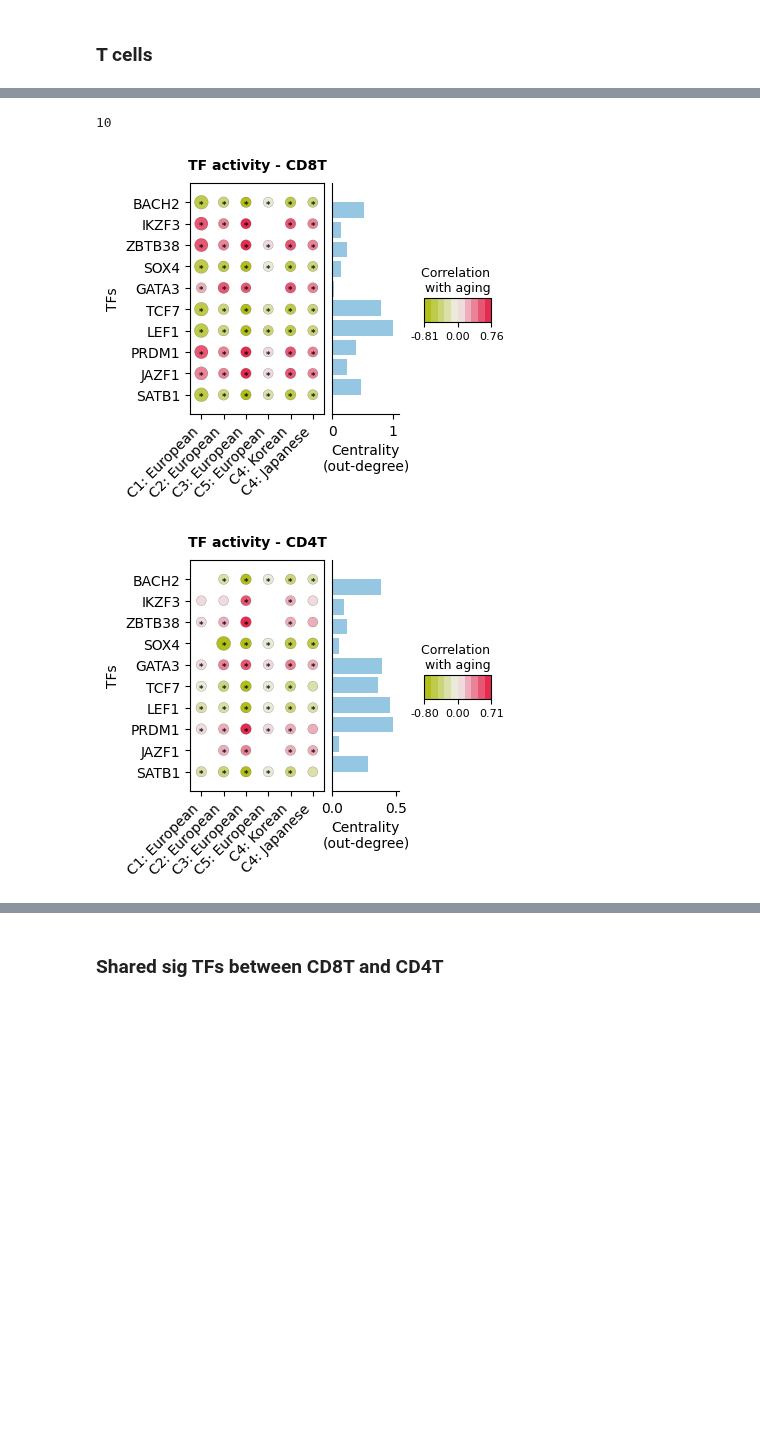
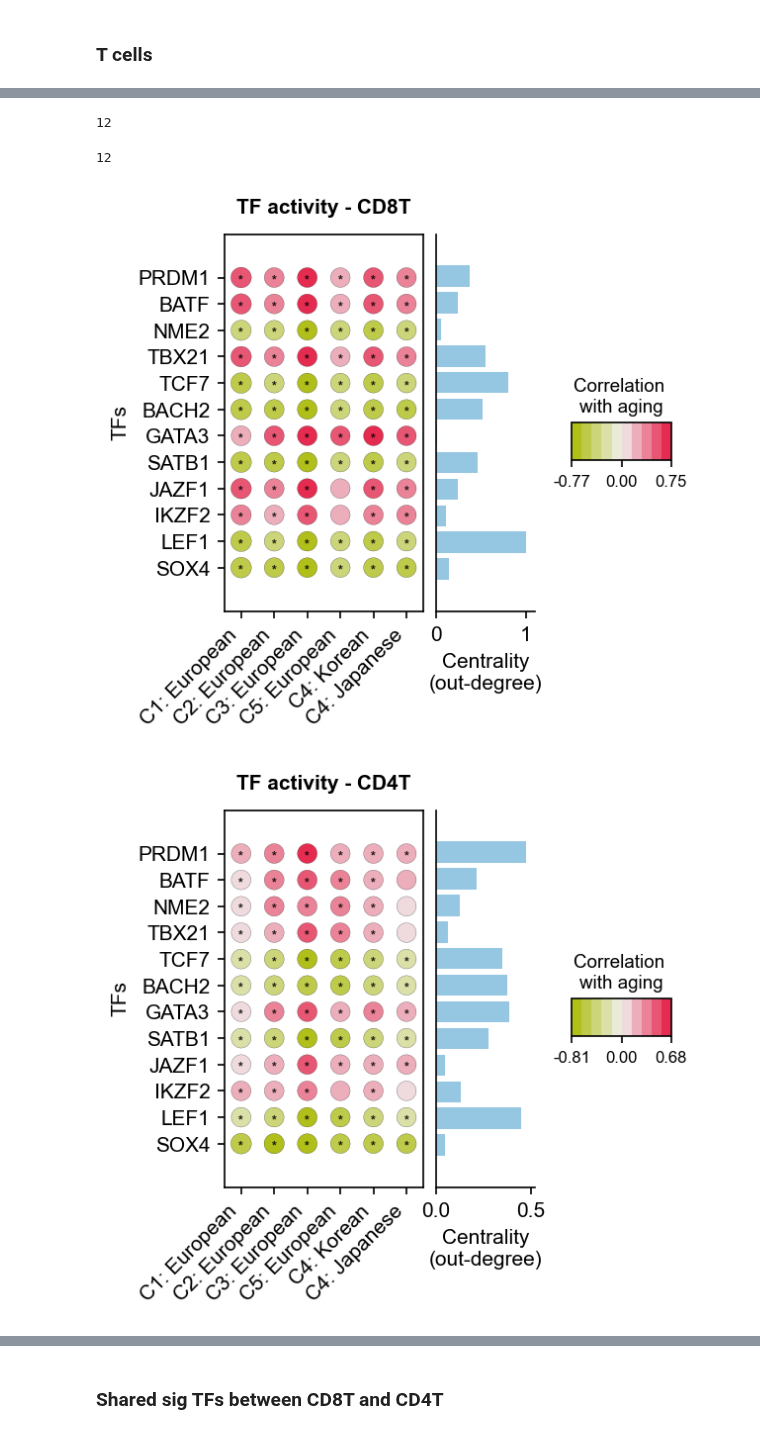
Before and after one commit to janursa/HIRA, a Jupyter notebook: notebooks/tf_activity.ipynb, the cells around one changed output, grey strips where cells are left out. Drawn from its saved outputs; the diff is of its cells as text; code cells hidden in the pictures; blank space fills up the shorter version.

```diff
--- a/notebooks/tf_activity.ipynb
+++ b/notebooks/tf_activity.ipynb
@@ -190,7 +138,0 @@ nets = pd.read_csv(f'{save_dir}/sig_nets/sig_nets_{type}_{race}.csv')
-# %%
-from ciim.src.tf_activity.plots import plot_net_degrees
-
-for cell_type in ['CD8T']:
-    net = nets[nets['cell_type'] == cell_type]
-    plot_net_degrees(net)
-    plt.suptitle(f'{cell_type}', fontsize=12, y=1.05, fontweight='bold')
@@ -217,15 +159,24 @@ aa = plot_interactions(interaction_main_df, min_subset_size=5, min_degree=1, col
+# %%
+ttypes = ['CD8T', 'CD4T', 'NK']
+mask = interaction_main_df[ttypes].sum(axis=1)==len(ttypes)
+features = mask[mask].index.unique()
+print(len(features))
+# %% [output]
+12
 # %%
 from ciim.src.tf_activity.plots import plot_features_vs_datasets
 
 ttypes = ['CD8T', 'CD4T', 'NK']
 mask = interaction_main_df[ttypes].sum(axis=1)==len(ttypes)
 features = mask[mask].index.unique()
 print(len(features))
 for cell_type in ttypes:
     plot_features_vs_datasets(cell_type=cell_type, type=type, datasets=datasets_all, features=features, width=3.5,
-                                feature_type='tf_activity', sizes=(50, 100), min_degree=1, race='both', filter_meta_significant=True)
-# plt.savefig(f'../output/test.png', bbox_inches='tight', dpi=300)
+                                feature_type='tf_activity', sizes=(90, 100), min_degree=1, race='both',
+                                filter_meta_significant=True,
+                                margins_ax1={'x': 0.1, 'y': 0.15}, margins_ax2={'x': 0.1, 'y': 0.1})
+    plt.savefig(f'{save_dir}/plots/shared_aging_tfs_{cell_type}', bbox_inches='tight', dpi=300)
 # %% [output]
-10
+12
-[figure, old version]
+[figure, new version]
-[figure, old version]
+[figure, new version]
```
Also changed, not shown: parts of 51 cells of this notebook, 16 other files.
